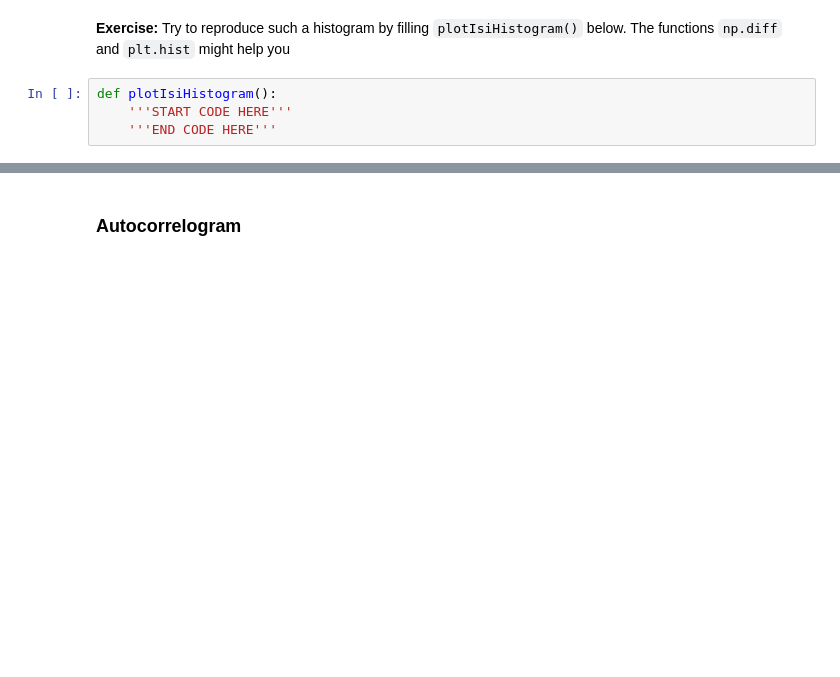
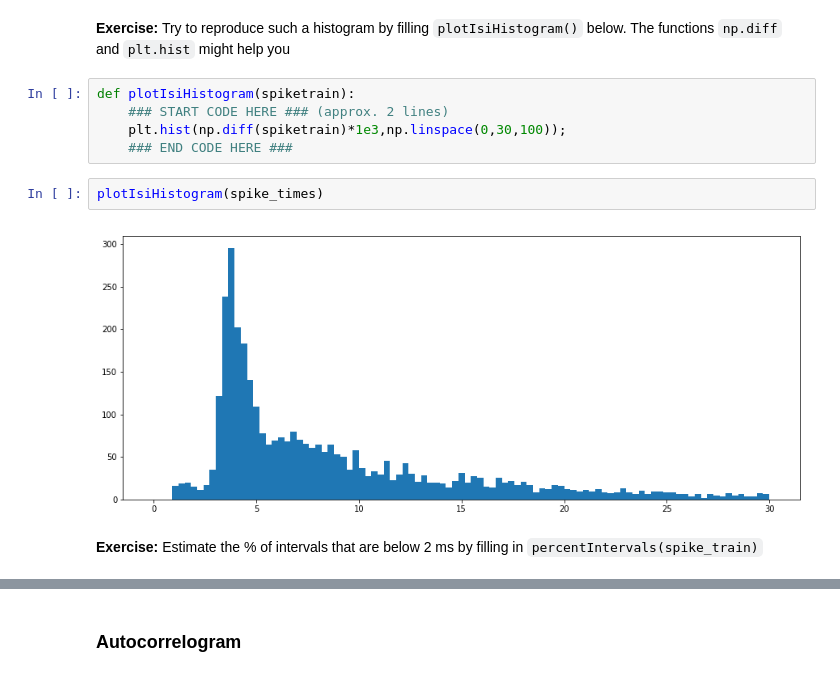
Before and after one commit to gollischlab/GGNB-python-course, a Jupyter notebook: Day1/spike_train_basics.ipynb, the cells around one changed output, grey strips where cells are left out. Drawn from its saved outputs; the diff is of its cells as text; blank space fills up the shorter version.

```diff
--- a/Day1/spike_train_basics.ipynb
+++ b/Day1/spike_train_basics.ipynb
@@ -63,6 +137,13 @@ plt.hist(np.diff(spike_times)*1e3,np.linspace(0,30,100));
 # %% [markdown]
 **Exercise:** Try to reproduce such a histogram by filling `plotIsiHistogram()` below. The functions `np.diff` and `plt.hist` might help you
 # %%
-def plotIsiHistogram():
-    '''START CODE HERE'''
-    '''END CODE HERE'''
+def plotIsiHistogram(spiketrain):
+    ### START CODE HERE ### (approx. 2 lines)
+    plt.hist(np.diff(spiketrain)*1e3,np.linspace(0,30,100));
+    ### END CODE HERE ###
+# %%
+plotIsiHistogram(spike_times)
+# %% [output]
+[figure, added]
+# %% [markdown]
+**Exercise:** Estimate the % of intervals that are below 2 ms by filling in `percentIntervals(spike_train)`
```
Also changed, not shown: parts of 24 cells of this notebook, 19 other files.
